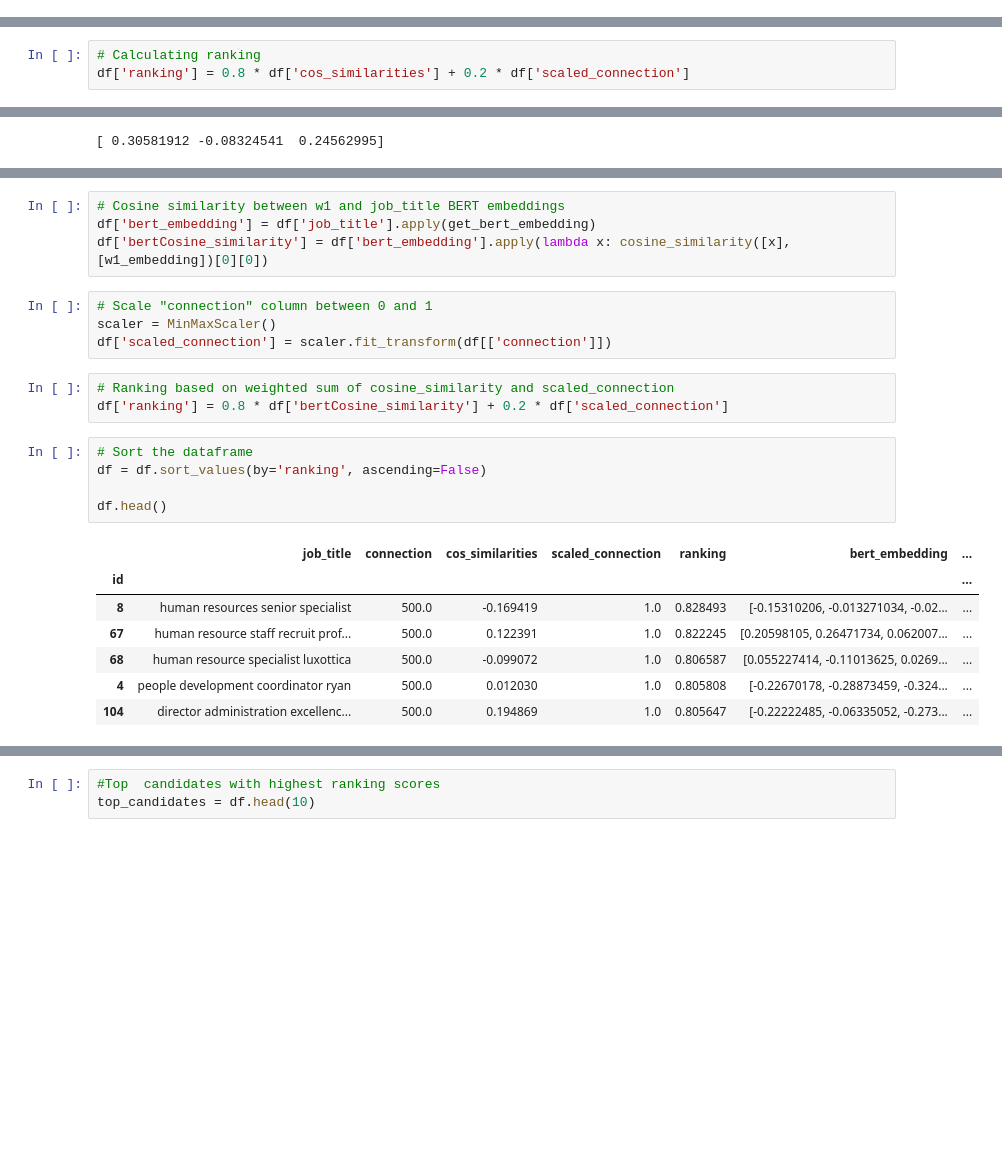
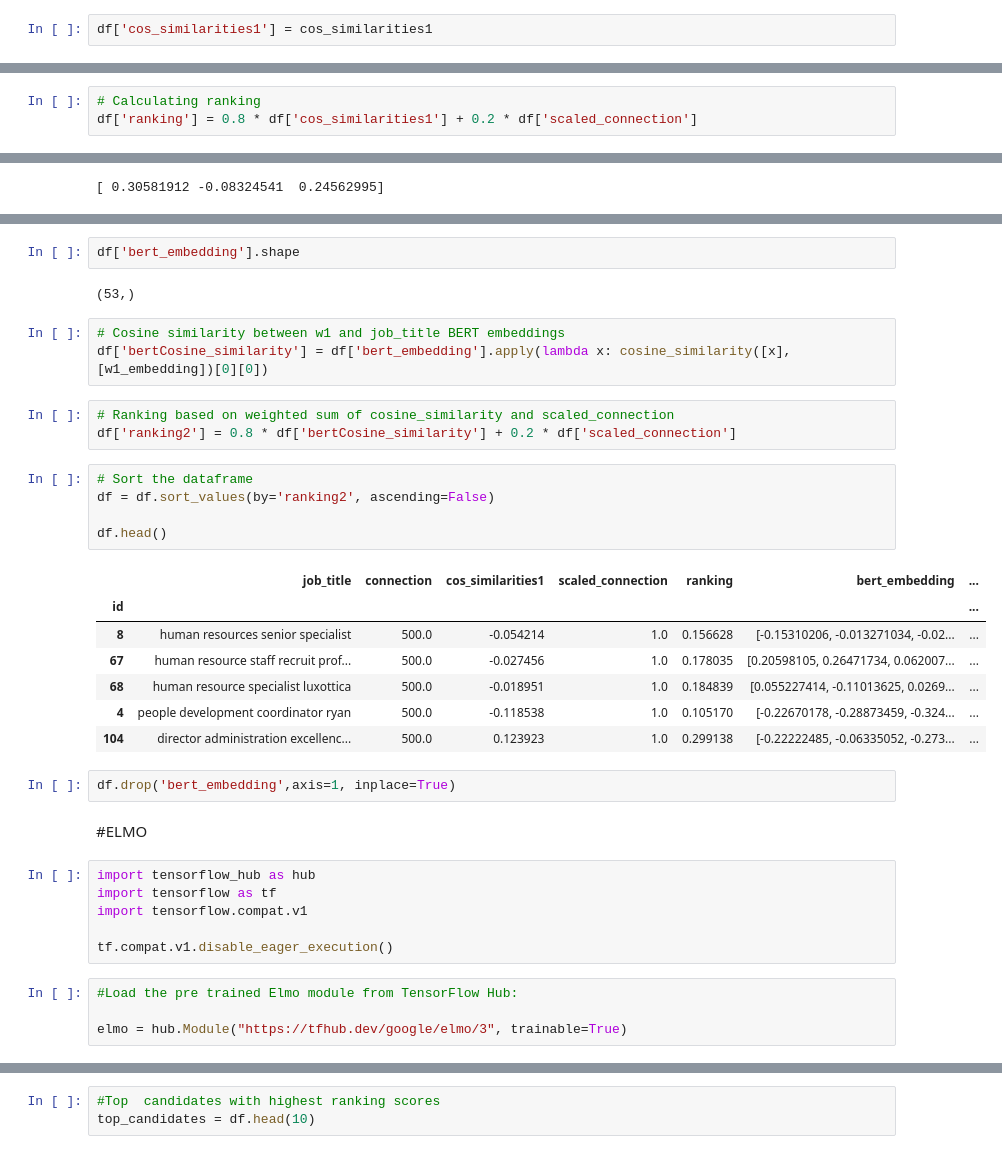
Before and after one commit to Wnjoki/PILyTQOJRh9c4klH, a Jupyter notebook: Potential_Talent.ipynb, the cells around one changed output, grey strips where cells are left out. Cells and saved outputs as stored; diff of their text form; blank space fills up the shorter version.

```diff
--- a/Potential_Talent.ipynb
+++ b/Potential_Talent.ipynb
@@ -346,3 +329,5 @@ df['cos_similarities'] = cos_similarities
+# %%
+df['cos_similarities1'] = cos_similarities1
 # %%
 # Convert "connection" column to numeric format
 df['connection'] = df.loc[:, 'connection'].str.replace('+', '').astype(float)
@@ -354,7 +339,7 @@ scaler = MinMaxScaler()
 df['scaled_connection'] = scaler.fit_transform(df[['connection']])
 # %%
 # Calculating ranking
-df['ranking'] = 0.8 * df['cos_similarities'] + 0.2 * df['scaled_connection']
+df['ranking'] = 0.8 * df['cos_similarities1'] + 0.2 * df['scaled_connection']
 # %%
 df = df.sort_values(by='ranking', ascending=False)
 df
@@ -400,24 +400,37 @@ print(w1_embedding[:3])
+# %%
+df['bert_embedding'].shape
+# %% [output]
+(53,)
 # %%
 # Cosine similarity between w1 and job_title BERT embeddings
-df['bert_embedding'] = df['job_title'].apply(get_bert_embedding)
 df['bertCosine_similarity'] = df['bert_embedding'].apply(lambda x: cosine_similarity([x], [w1_embedding])[0][0])
-# %%
-# Scale "connection" column between 0 and 1
-scaler = MinMaxScaler()
-df['scaled_connection'] = scaler.fit_transform(df[['connection']])
 # %%
 # Ranking based on weighted sum of cosine_similarity and scaled_connection
-df['ranking'] = 0.8 * df['bertCosine_similarity'] + 0.2 * df['scaled_connection']
+df['ranking2'] = 0.8 * df['bertCosine_similarity'] + 0.2 * df['scaled_connection']
 # %%
 # Sort the dataframe
-df = df.sort_values(by='ranking', ascending=False)
+df = df.sort_values(by='ranking2', ascending=False)
 
 df.head()
 # %% [output]
-|  | job_title | connection | cos_similarities | scaled_connection | ranking | bert_embedding | ... |
+|  | job_title | connection | cos_similarities1 | scaled_connection | ranking | bert_embedding | ... |
 | id |  |  |  |  |  |  | ... |
-| 8 | human resources senior specialist | 500.0 | -0.169419 | 1.0 | 0.828493 | [-0.15310206, -0.013271034, -0.02... | ... |
-| 67 | human resource staff recruit prof... | 500.0 | 0.122391 | 1.0 | 0.822245 | [0.20598105, 0.26471734, 0.062007... | ... |
-| 68 | human resource specialist luxottica | 500.0 | -0.099072 | 1.0 | 0.806587 | [0.055227414, -0.11013625, 0.0269... | ... |
-| 4 | people development coordinator ryan | 500.0 | 0.012030 | 1.0 | 0.805808 | [-0.22670178, -0.28873459, -0.324... | ... |
-| 104 | director administration excellenc... | 500.0 | 0.194869 | 1.0 | 0.805647 | [-0.22222485, -0.06335052, -0.273... | ... |
+| 8 | human resources senior specialist | 500.0 | -0.054214 | 1.0 | 0.156628 | [-0.15310206, -0.013271034, -0.02... | ... |
+| 67 | human resource staff recruit prof... | 500.0 | -0.027456 | 1.0 | 0.178035 | [0.20598105, 0.26471734, 0.062007... | ... |
+| 68 | human resource specialist luxottica | 500.0 | -0.018951 | 1.0 | 0.184839 | [0.055227414, -0.11013625, 0.0269... | ... |
+| 4 | people development coordinator ryan | 500.0 | -0.118538 | 1.0 | 0.105170 | [-0.22670178, -0.28873459, -0.324... | ... |
+| 104 | director administration excellenc... | 500.0 | 0.123923 | 1.0 | 0.299138 | [-0.22222485, -0.06335052, -0.273... | ... |
+# %%
+df.drop('bert_embedding',axis=1, inplace=True)
+# %% [markdown]
+#ELMO
+# %%
+import tensorflow_hub as hub
+import tensorflow as tf
+import tensorflow.compat.v1
+
+tf.compat.v1.disable_eager_execution()
+# %%
+#Load the pre trained Elmo module from TensorFlow Hub:
+
+elmo = hub.Module("https://tfhub.dev/google/elmo/3", trainable=True)
```
Also changed, not shown: parts of 52 cells of this notebook.
